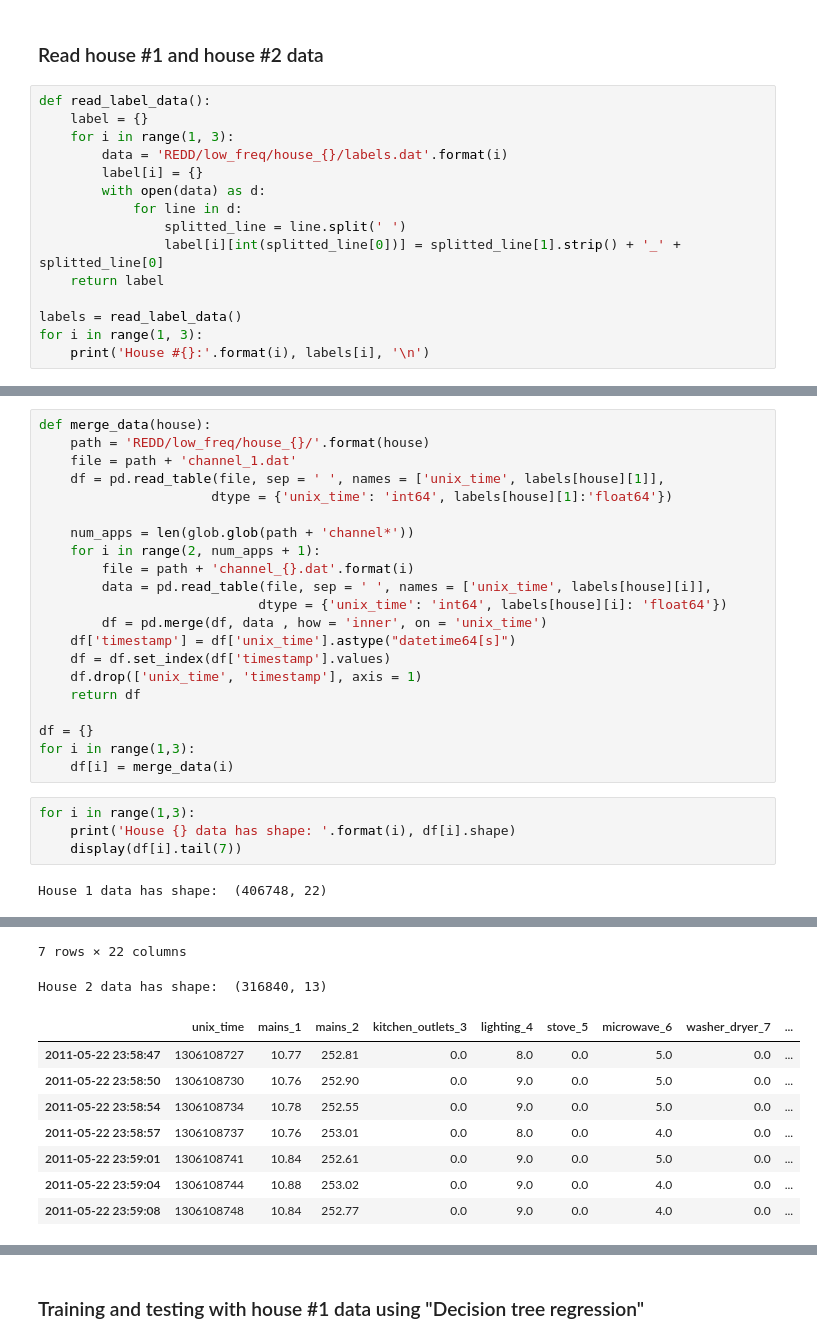
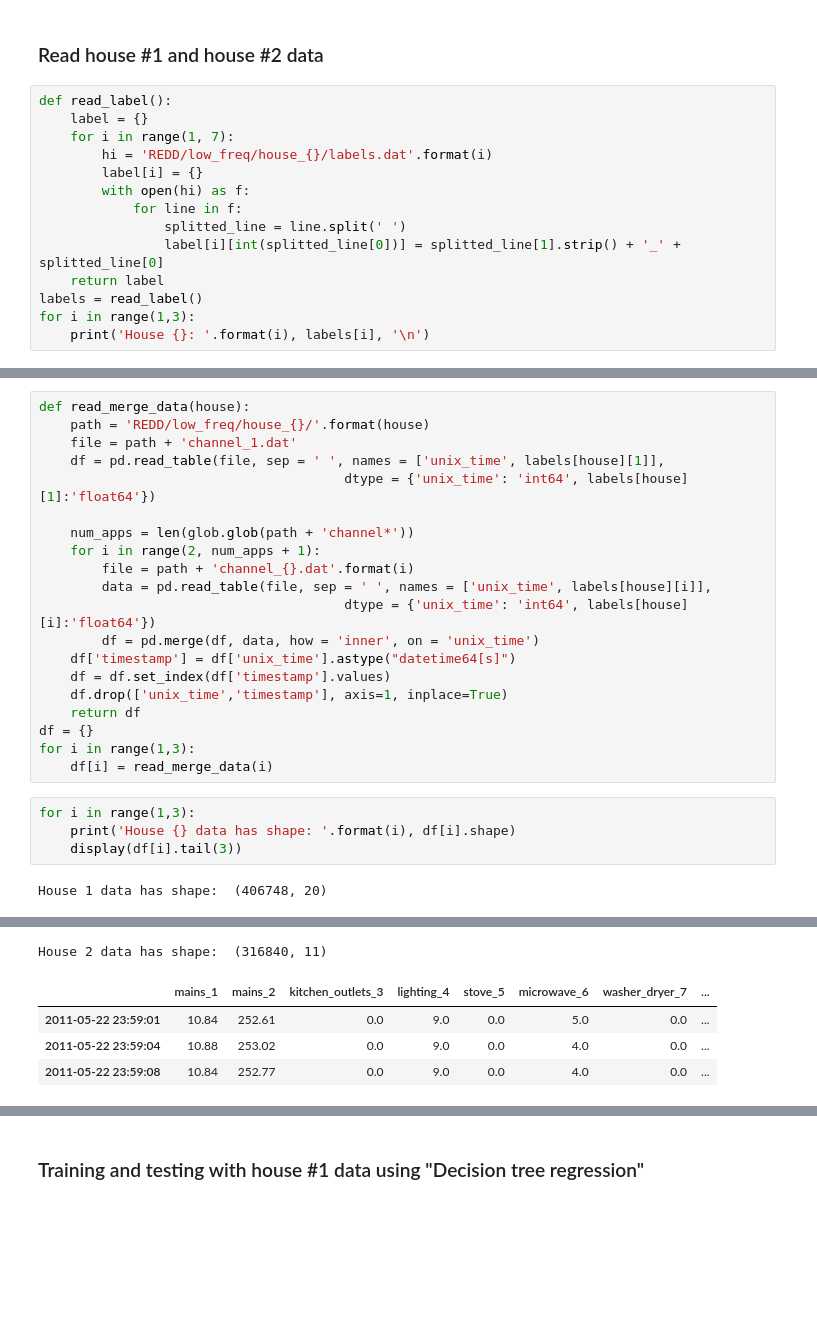
Before and after one commit to alirezasamar/DeepNILM, a Jupyter notebook: DeepNILM - Deep Energy Disaggregation.ipynb, the cells around one changed output, grey strips where cells are left out. Drawn from its saved outputs; the diff is of its cells as text; blank space fills up the shorter version.

```diff
--- a/DeepNILM - Deep Energy Disaggregation.ipynb
+++ b/DeepNILM - Deep Energy Disaggregation.ipynb
@@ -22,18 +22,17 @@ import glob
 # %% [markdown]
 ### Read house #1 and house #2 data
 # %%
-def read_label_data():
+def read_label():
     label = {}
-    for i in range(1, 3):
-        data = 'REDD/low_freq/house_{}/labels.dat'.format(i)
+    for i in range(1, 7):
+        hi = 'REDD/low_freq/house_{}/labels.dat'.format(i)
         label[i] = {}
-        with open(data) as d:
-            for line in d:
+        with open(hi) as f:
+            for line in f:
                 splitted_line = line.split(' ')
                 label[i][int(splitted_line[0])] = splitted_line[1].strip() + '_' + splitted_line[0]
     return label
-
-labels = read_label_data()
-for i in range(1, 3):
-    print('House #{}:'.format(i), labels[i], '\n')
+labels = read_label()
+for i in range(1,3):
+    print('House {}: '.format(i), labels[i], '\n')
 # %% [output]
@@ -43,27 +42,26 @@ House #2: {1: 'mains_1', 2: 'mains_2', 3: 'kitchen_outlets_3', 4: 'lighting_4',
 # %%
-def merge_data(house):
+def read_merge_data(house):
     path = 'REDD/low_freq/house_{}/'.format(house)
     file = path + 'channel_1.dat'
     df = pd.read_table(file, sep = ' ', names = ['unix_time', labels[house][1]],
-                      dtype = {'unix_time': 'int64', labels[house][1]:'float64'})
+                                       dtype = {'unix_time': 'int64', labels[house][1]:'float64'})
 
     num_apps = len(glob.glob(path + 'channel*'))
     for i in range(2, num_apps + 1):
         file = path + 'channel_{}.dat'.format(i)
         data = pd.read_table(file, sep = ' ', names = ['unix_time', labels[house][i]],
-                            dtype = {'unix_time': 'int64', labels[house][i]: 'float64'})
-        df = pd.merge(df, data , how = 'inner', on = 'unix_time')
+                                       dtype = {'unix_time': 'int64', labels[house][i]:'float64'})
+        df = pd.merge(df, data, how = 'inner', on = 'unix_time')
     df['timestamp'] = df['unix_time'].astype("datetime64[s]")
     df = df.set_index(df['timestamp'].values)
-    df.drop(['unix_time', 'timestamp'], axis = 1)
+    df.drop(['unix_time','timestamp'], axis=1, inplace=True)
     return df
-
 df = {}
 for i in range(1,3):
-    df[i] = merge_data(i)
+    df[i] = read_merge_data(i)
 # %%
 for i in range(1,3):
     print('House {} data has shape: '.format(i), df[i].shape)
-    display(df[i].tail(7))
+    display(df[i].tail(3))
 # %% [output]
-House 1 data has shape:  (406748, 22)
+House 1 data has shape:  (406748, 20)
@@ -78,13 +72,8 @@ House 1 data has shape:  (406748, 22)
-7 rows × 22 columns
+House 2 data has shape:  (316840, 11)
-House 2 data has shape:  (316840, 13)
-|  | unix_time | mains_1 | mains_2 | kitchen_outlets_3 | lighting_4 | stove_5 | microwave_6 | washer_dryer_7 | ... |
-| 2011-05-22 23:58:47 | 1306108727 | 10.77 | 252.81 | 0.0 | 8.0 | 0.0 | 5.0 | 0.0 | ... |
-| 2011-05-22 23:58:50 | 1306108730 | 10.76 | 252.90 | 0.0 | 9.0 | 0.0 | 5.0 | 0.0 | ... |
-| 2011-05-22 23:58:54 | 1306108734 | 10.78 | 252.55 | 0.0 | 9.0 | 0.0 | 5.0 | 0.0 | ... |
-| 2011-05-22 23:58:57 | 1306108737 | 10.76 | 253.01 | 0.0 | 8.0 | 0.0 | 4.0 | 0.0 | ... |
-| 2011-05-22 23:59:01 | 1306108741 | 10.84 | 252.61 | 0.0 | 9.0 | 0.0 | 5.0 | 0.0 | ... |
-| 2011-05-22 23:59:04 | 1306108744 | 10.88 | 253.02 | 0.0 | 9.0 | 0.0 | 4.0 | 0.0 | ... |
-| 2011-05-22 23:59:08 | 1306108748 | 10.84 | 252.77 | 0.0 | 9.0 | 0.0 | 4.0 | 0.0 | ... |
+|  | mains_1 | mains_2 | kitchen_outlets_3 | lighting_4 | stove_5 | microwave_6 | washer_dryer_7 | ... |
+| 2011-05-22 23:59:01 | 10.84 | 252.61 | 0.0 | 9.0 | 0.0 | 5.0 | 0.0 | ... |
+| 2011-05-22 23:59:04 | 10.88 | 253.02 | 0.0 | 9.0 | 0.0 | 4.0 | 0.0 | ... |
+| 2011-05-22 23:59:08 | 10.84 | 252.77 | 0.0 | 9.0 | 0.0 | 4.0 | 0.0 | ... |
 # %%
 dates = {}
 for i in range(1,3):
```
Also changed, not shown: parts of 15 cells of this notebook.
